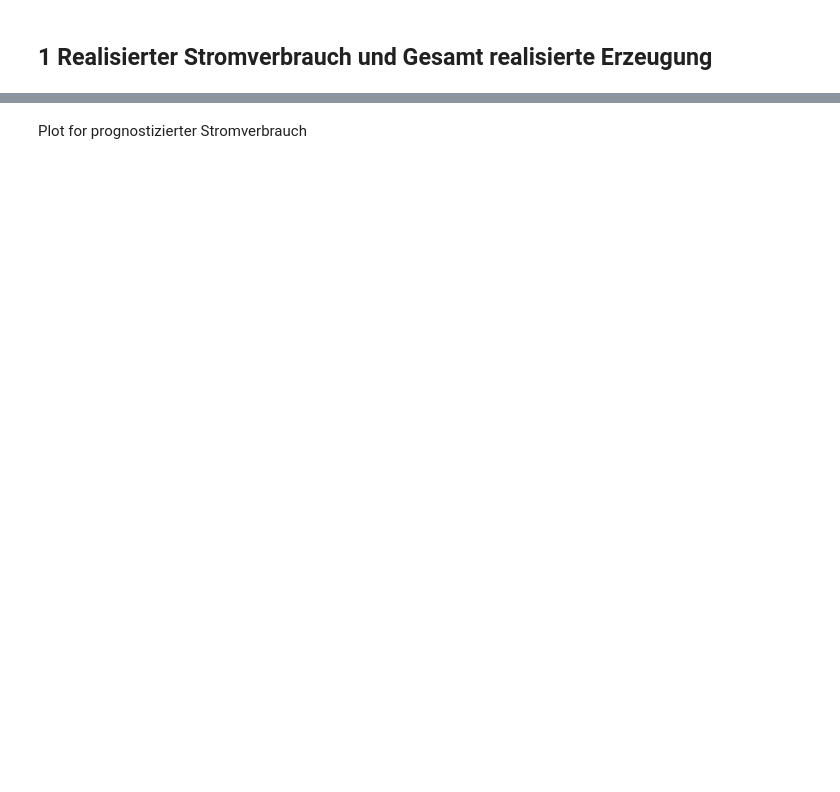
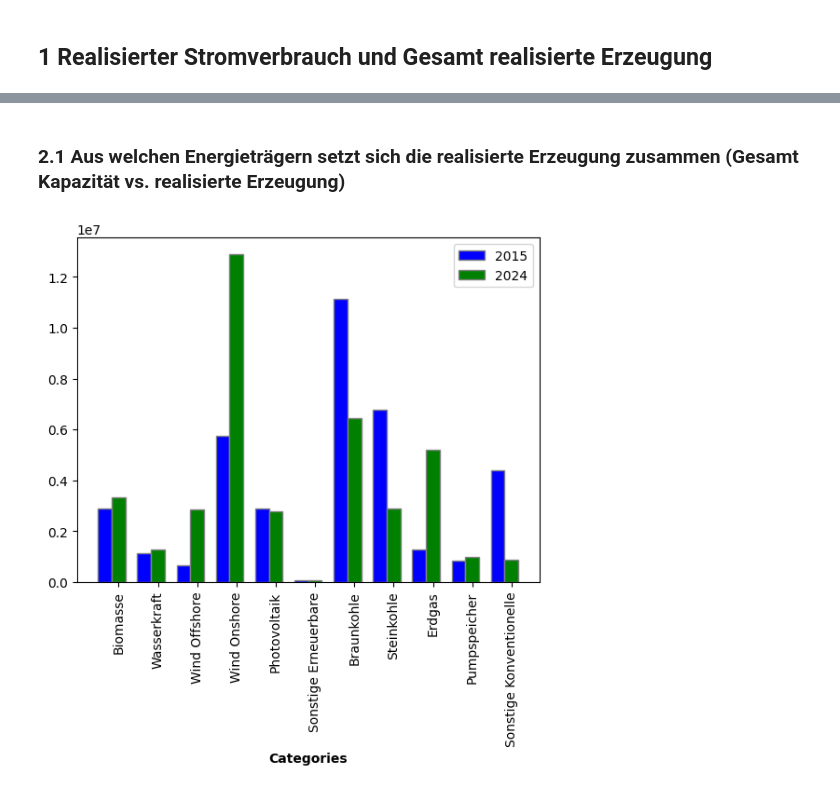
Before and after one commit to NiklasElsaesser/DataVisualization, a Jupyter notebook: DataJournalism.ipynb, the cells around one changed output, grey strips where cells are left out. Drawn from its saved outputs; the diff is of its cells as text; code cells hidden in the pictures; blank space fills up the shorter version.

Commit message:
changed questions and visuals

```diff
--- a/DataJournalism.ipynb
+++ b/DataJournalism.ipynb
@@ -39,17 +96,18 @@ realErz_15_24 = pd.read_csv("Data/SMARD/realErz_2015_2024.csv")
 # %%
-test_progVSreal_Str_2015_2024 = pd.read_csv("Data/SMARD/test_progVSreal_Str_2015_2024.csv")
+combined_2015_2024 = pd.read_csv("Data/SMARD/combined_2015_2024.csv")
 
 import plotly.express as px
 
 # Convert 'Datum' to datetime
-test_progVSreal_Str_2015_2024['Datum'] = pd.to_datetime(test_progVSreal_Str_2015_2024['Datum'], format='%d.%m.%Y')
+combined_2015_2024['Datum'] = pd.to_datetime(combined_2015_2024['Datum'], format='%d.%m.%Y')
 
-fig = px.line(test_progVSreal_Str_2015_2024, x='Datum', y=['Ges_realisierte Erzeugung', 'Realisierter Stromverbrauch'],
-              title='Prognostizierter vs Realisierter Stromverbrauch',
-              labels={'value': 'Stromverbrauch', 'variable': 'Verbrauchstyp', 'Datum': 'Jahr'},
-              hover_data={'Datum': '|%B %d, %Y'})
+# Define colors for the lines
+colors = {'Gesamt Erzeugung': 'green', 'Realisierter Stromverbrauch': 'red'}
 
-# Update x axis to show only year
-#fig.update_xaxes(dtick="M12", tickformat="%Y")
+fig = px.area(combined_2015_2024, x='Datum', y=['Biomasse','Wasserkraft','Wind Offshore','Wind Onshore','Photovoltaik','Sonstige Erneuerbare','Braunkohle','Steinkohle','Erdgas','Pumpspeicher','Sonstige Konventionelle'],
+              title='Erzeugungsarten',
+              labels={'value': 'Strommenge (MWh) ', 'variable': 'Art ', 'Datum': 'Datum '},
+              hover_data={'Datum': '|%B %Y'},
+              color_discrete_map=colors)
 
 fig.show()
@@ -123,2 +113,0 @@ fig.show()
-# %% [markdown]
-Plot for prognostizierter Stromverbrauch
@@ -133,0 +114,29 @@ fig.show()
+# %% [markdown]
+### 2.1 Aus welchen Energieträgern setzt sich die realisierte Erzeugung zusammen (Gesamt Kapazität vs. realisierte Erzeugung)
+# %%
+# Extract data for 2015 and 2024
+data_2015 = combined_2015_2024[combined_2015_2024['Datum'].dt.year == 2015][categories].mean()
+data_2024 = combined_2015_2024[combined_2015_2024['Datum'].dt.year == 2024][categories].mean()
+
+# Create figure and axes
+fig, ax = plt.subplots()
+
+# Set width of bar
+bar_width = 0.35
+
+# Set position of bar on X axis
+r1 = np.arange(len(data_2015))
+r2 = [x + bar_width for x in r1]
+
+# Make the plot
+ax.bar(r1, data_2015, color='b', width=bar_width, edgecolor='grey', label='2015')
+ax.bar(r2, data_2024, color='g', width=bar_width, edgecolor='grey', label='2024') # Changed color to green for 2024
+
+# Adding xticks
+plt.xlabel('Categories', fontweight='bold')
+plt.xticks([r + bar_width for r in range(len(data_2015))], categories, rotation=90)
+
+plt.legend()
+plt.show()
+# %% [output]
+[figure, added]
```
Also changed, not shown: parts of 14 cells of this notebook.
